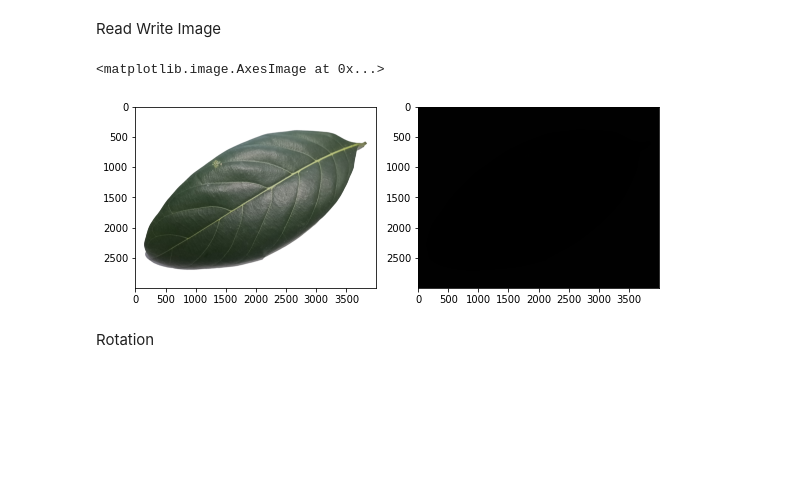
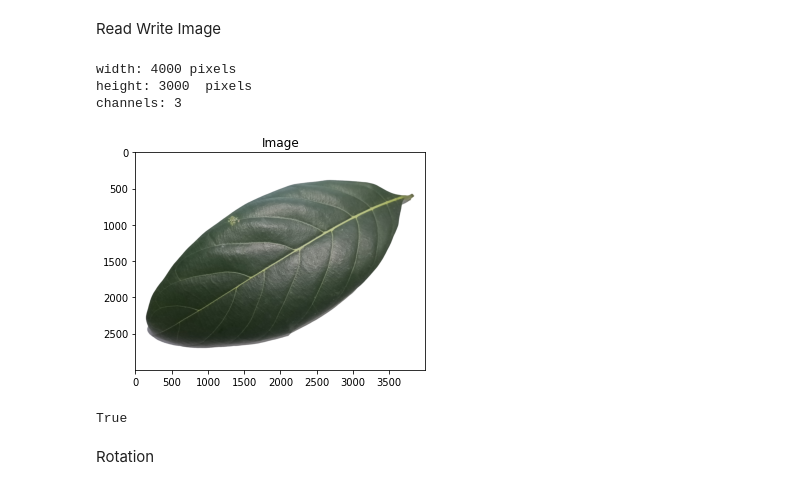
Before and after one commit to medinaks/computer_vision, a Jupyter notebook: image_fundamental/if_basic_command.ipynb, the cells around one changed output. Cells and saved outputs as stored; diff of their text form; code cells hidden in the pictures; blank space fills up the shorter version.

```diff
--- a/image_fundamental/if_basic_command.ipynb
+++ b/image_fundamental/if_basic_command.ipynb
@@ -18,15 +17 @@ import matplotlib.pyplot as plt
 import numpy as np
-# %%
-image = plt.imread("/content/computer_vision/images/daun_nangka/081.png")
-cv2.imwrite('/content/computer_vision/images/daun_nangka/081_2.png', image)
-image2 = plt.imread("/content/computer_vision/images/daun_nangka/081_2.png")
-
-fig, axes = plt.subplots(1, 2, figsize = (8, 8))
-fig.tight_layout()
-axes = axes.ravel()
-
-axes[0].imshow(image)
-axes[1].imshow(image2)
-# %% [output]
-<matplotlib.image.AxesImage at 0x...>
-[figure, removed]
@@ -33,3 +26,25 @@ axes[1].imshow(image2)
+# %%
+# load the image from disk via "cv2.imread" and then grab the spatial
+# dimensions, including width, height, and number of channels
+image = cv2.imread('/content/computer_vision/images/daun_nangka/081.png')
+(h, w, c) = image.shape[:3]
+
+# display the image width, height, and number of channels to our
+# terminal
+print("width: {} pixels".format(image.shape[1]))
+print("height: {}  pixels".format(image.shape[0]))
+print("channels: {}".format(image.shape[2]))
+# %% [output]
+width: 4000 pixels
+height: 3000  pixels
+channels: 3
+# %%
+plt_imshow("Image", image)
+
+cv2.imwrite("/content/new_image.jpg", image)
+# %% [output]
+[figure, added]
+True
 # %% [markdown]
 Rotation
 # %%
```
Also changed, not shown: parts of 13 cells of this notebook.
